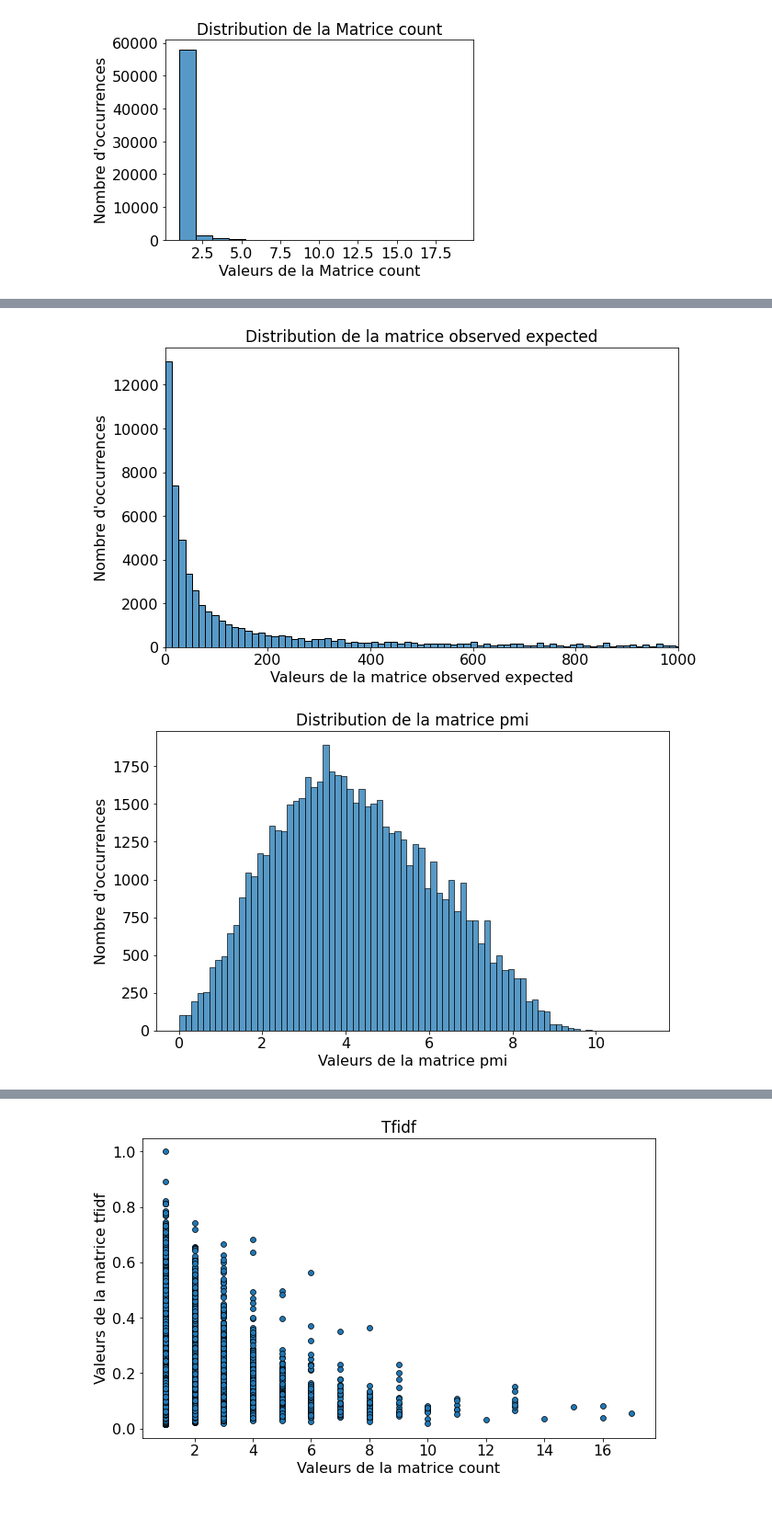
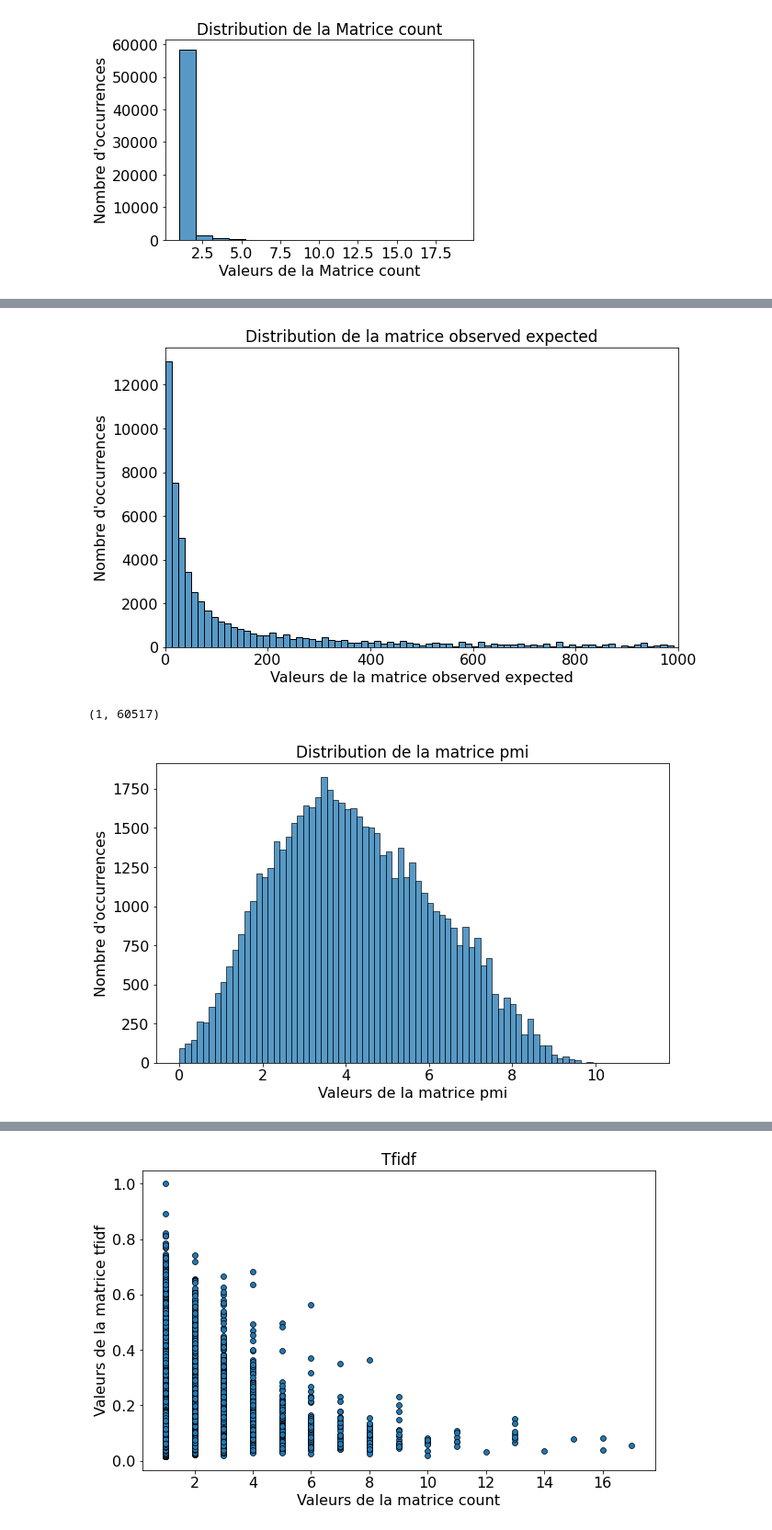
Before and after one commit to lolodino77/classification_texte_articles, a Jupyter notebook: sources/test_transformations_matrice_count.ipynb, the cells around one changed output, grey strips where cells are left out. Shown at 92% size. Drawn from its saved outputs; the diff is of its cells as text; code cells hidden in the pictures.

```diff
--- a/sources/test_transformations_matrice_count.ipynb
+++ b/sources/test_transformations_matrice_count.ipynb
@@ -165,7 +137,7 @@ fig.show()
 path = PureWindowsPath(os.getcwd() + "\\data\\output\\observed_expected_matrix_distribution.png")
 path = path.as_posix()
 
-sb.histplot(X_train_observed_expected, edgecolor="black", linewidth=1)
+sb.histplot(np.ravel(X_train_observed_expected[X_train_observed_expected != 0]), edgecolor="black", linewidth=1)
 plt.xlabel("Valeurs de la matrice observed expected", size=16)
 plt.ylabel("Nombre d'occurrences", size=16)
 plt.title("Distribution de la matrice observed expected", size=17)
@@ -176,23 +148,28 @@ plt.xlim(0, 1000)
 plt.savefig(path)
 plt.show()
 # %% [output]
-[figure, old version]
+[figure, new version]
+# %%
+X_train_pmi[X_train_pmi != 0].shape
+# %% [output]
+(1, 60517)
 # %%
 # Distribution des valeurs de la matrice X_train_pmi
 path = PureWindowsPath(os.getcwd() + "\\data\\output\\pmi_matrix_distribution.png")
 path = path.as_posix()
 
-sb.histplot(X_train_pmi)
+# sb.histplot(X_train_pmi[X_train_pmi != 0])
+sb.histplot(np.ravel(X_train_pmi[X_train_pmi != 0]))
 plt.xlabel("Valeurs de la matrice pmi", size=16)
 plt.ylabel("Nombre d'occurrences", size=16)
 plt.title("Distribution de la matrice pmi", size=17)
 plt.xticks(fontsize=16)
 plt.yticks(fontsize=16)
 plt.rcParams["figure.figsize"] = (10, 6)
 plt.savefig(path)
 plt.show()
 # %% [output]
-[figure, old version]
+[figure, new version]
 # %%
 # Distribution des valeurs de la matrice tfidf
 path = PureWindowsPath(os.getcwd() + "\\data\\output\\tfidf_distribution.png")
```
Also changed, not shown: parts of 15 cells of this notebook, 7 other files.
